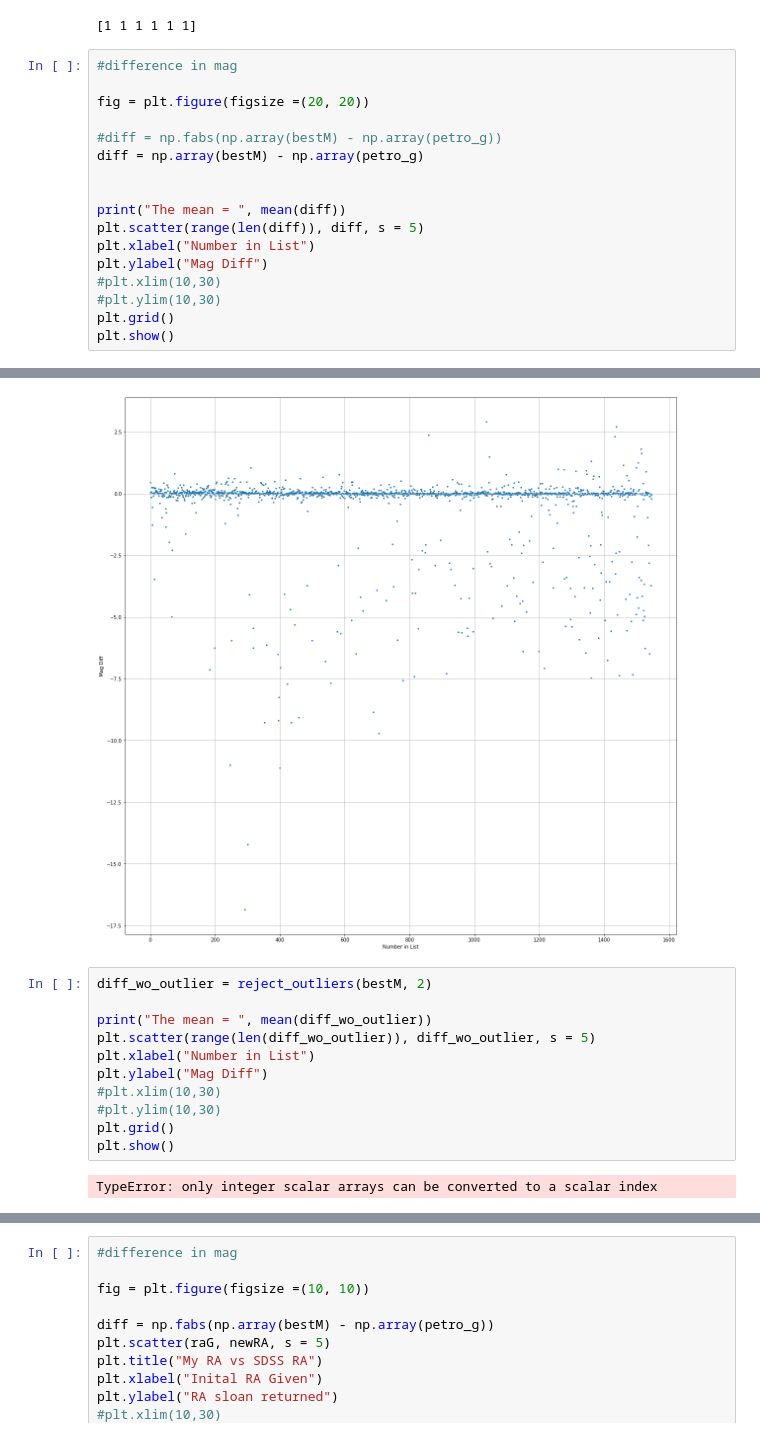
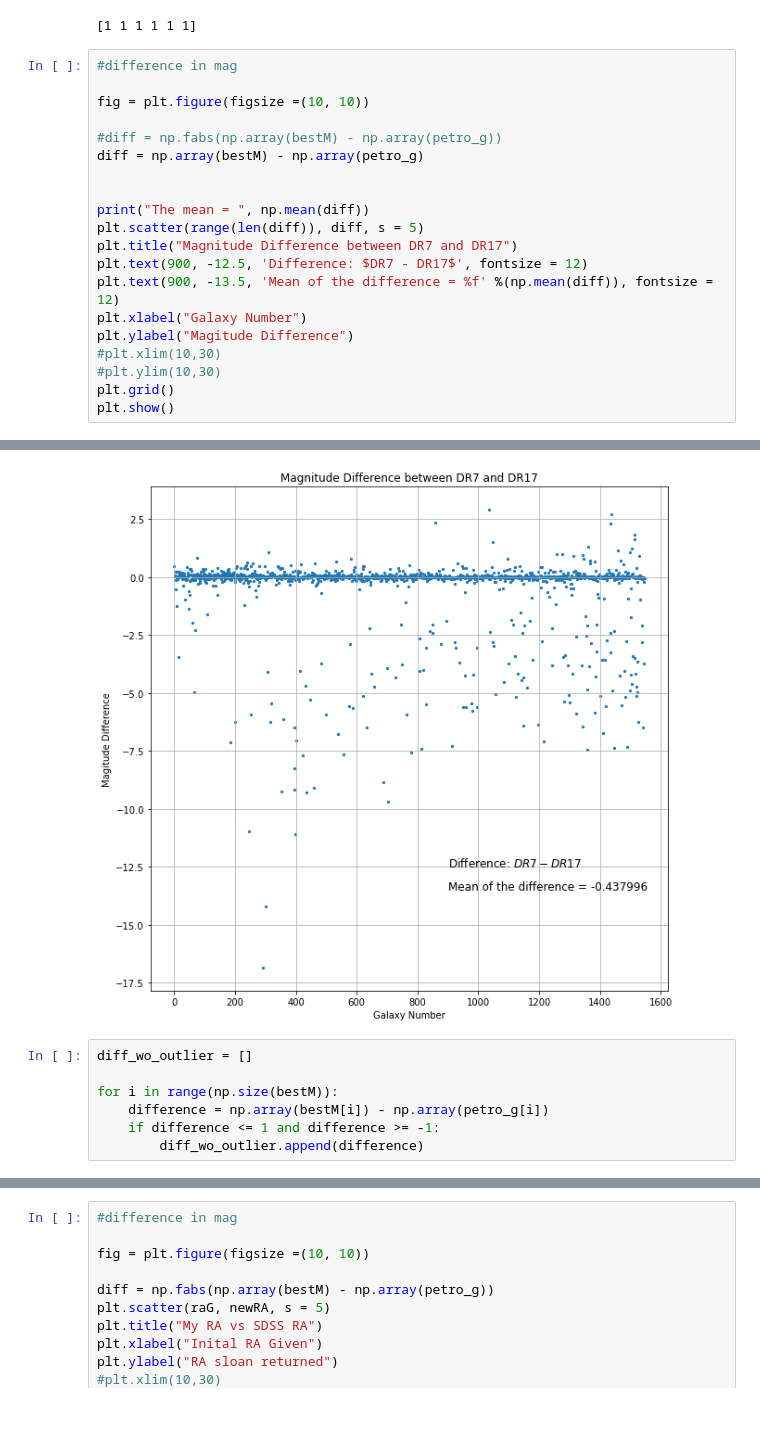
Before and after one commit to sara-negussie/Chandra, a Jupyter notebook: sdssplots.ipynb, the cells around one changed output, grey strips where cells are left out. Cells and saved outputs as stored; diff of their text form.

```diff
--- a/sdssplots.ipynb
+++ b/sdssplots.ipynb
@@ -206,16 +224,19 @@ print(no_outliers)
 # %%
 #difference in mag
 
-fig = plt.figure(figsize =(20, 20))
+fig = plt.figure(figsize =(10, 10))
 
 #diff = np.fabs(np.array(bestM) - np.array(petro_g))
 diff = np.array(bestM) - np.array(petro_g)
 
 
-print("The mean = ", mean(diff))
+print("The mean = ", np.mean(diff))
 plt.scatter(range(len(diff)), diff, s = 5)
-plt.xlabel("Number in List")
-plt.ylabel("Mag Diff")
+plt.title("Magnitude Difference between DR7 and DR17")
+plt.text(900, -12.5, 'Difference: $DR7 - DR17$', fontsize = 12)
+plt.text(900, -13.5, 'Mean of the difference = %f' %(np.mean(diff)), fontsize = 12)
+plt.xlabel("Galaxy Number")
+plt.ylabel("Magitude Difference")
 #plt.xlim(10,30)
 #plt.ylim(10,30)
 plt.grid()
@@ -225,14 +246,8 @@ The mean =  -0.43799631092437
-[figure, old version]
+[figure, new version]
-# %%
-diff_wo_outlier = reject_outliers(bestM, 2)
-
-print("The mean = ", mean(diff_wo_outlier))
-plt.scatter(range(len(diff_wo_outlier)), diff_wo_outlier, s = 5)
-plt.xlabel("Number in List")
-plt.ylabel("Mag Diff")
-#plt.xlim(10,30)
-#plt.ylim(10,30)
-plt.grid()
-plt.show()
-# %% [output]
-TypeError: only integer scalar arrays can be converted to a scalar index
+# %%
+diff_wo_outlier = []
+
+for i in range(np.size(bestM)):
+    difference = np.array(bestM[i]) - np.array(petro_g[i])
+    if difference <= 1 and difference >= -1:
+        diff_wo_outlier.append(difference)
```
Also changed, not shown: parts of 15 cells of this notebook, 16 other files.
